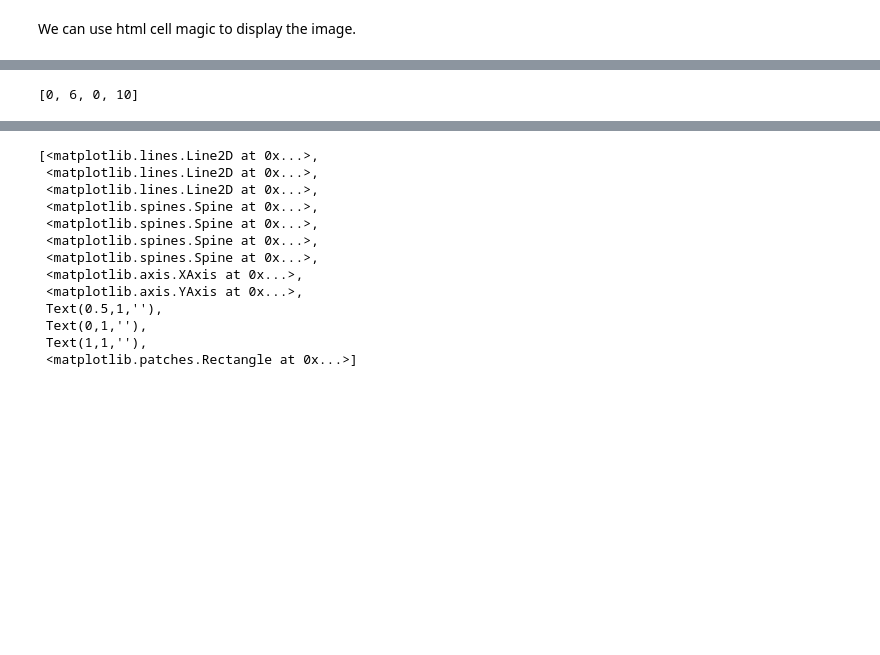
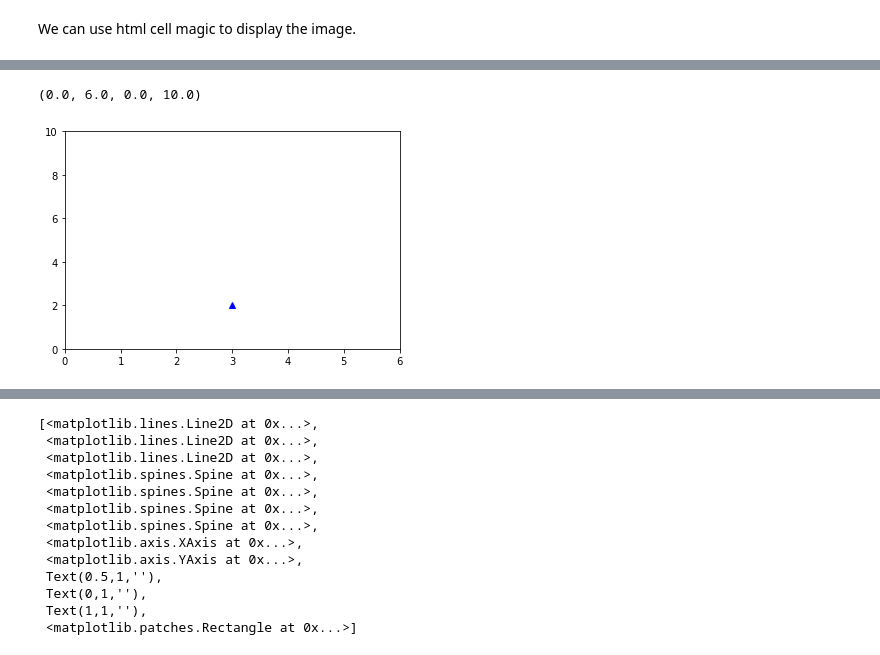
Before and after one commit to aicharya/DSA_Python, a Jupyter notebook: Basic plotting with matplotlib.ipynb, the cells around one changed output, grey strips where cells are left out. Cells and saved outputs as stored; diff of their text form; code cells hidden in the pictures; blank space fills up the shorter version.

```diff
--- a/Basic plotting with matplotlib.ipynb
+++ b/Basic plotting with matplotlib.ipynb
@@ -62,7 +84,7 @@ We can use html cell magic to display the image.
 plt.figure()
 
 # plot the point (3,2) using the circle marker
-plt.plot(3, 2, 'o')
+plt.plot(3, 2, 'b^')
 
 # get the current axes
 ax = plt.gca()
@@ -75,4 +95,5 @@ ax.axis([0,6,0,10])
-[0, 6, 0, 10]
+(0.0, 6.0, 0.0, 10.0)
+[figure, added]
 # %%
 # create a new figure
 plt.figure()
```
Also changed, not shown: parts of 13 cells of this notebook.
